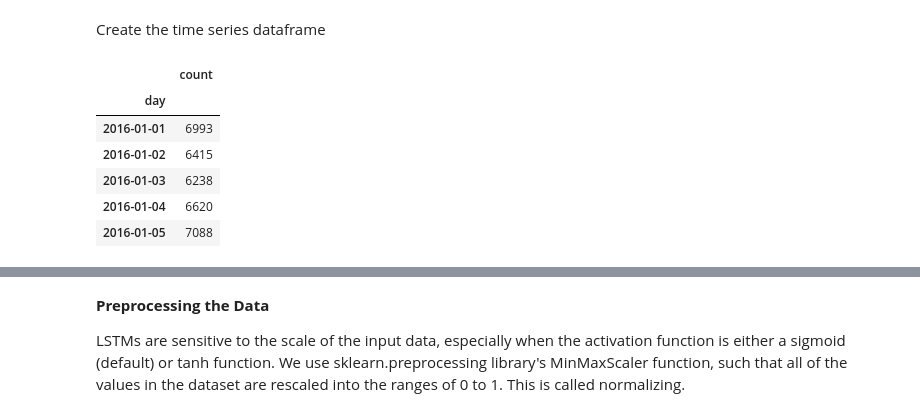
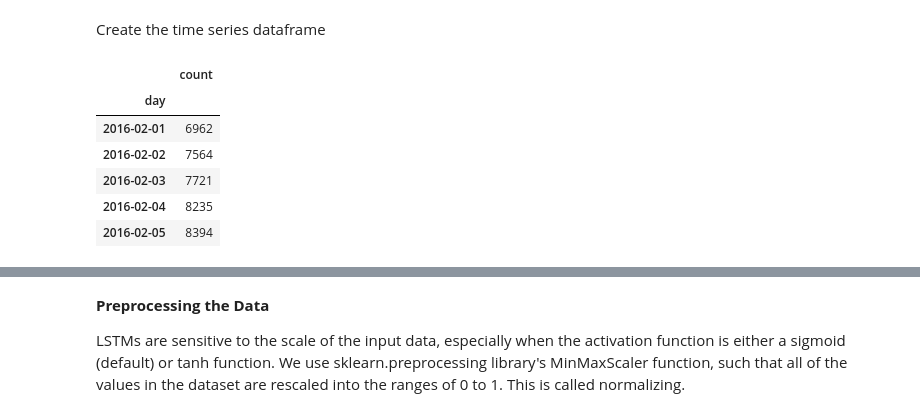
Before and after one commit to justin-hj-kim/NYCtaxi_data_science, a Jupyter notebook: models/Nueral_Network_time_series.ipynb, the cells around one changed output, grey strips where cells are left out. Cells and saved outputs as stored; diff of their text form; code cells hidden in the pictures.

```diff
--- a/models/Nueral_Network_time_series.ipynb
+++ b/models/Nueral_Network_time_series.ipynb
@@ -40,15 +40,16 @@ Create the time series dataframe
 # %%
 count =  df.groupby('date').count()['id']
 series = pd.DataFrame(({'day': count.index, 'count': count.values})).set_index('day')
+series = series[31:]
 series.head()
 # %% [output]
 |  | count |
 | day |  |
-| 2016-01-01 | 6993 |
-| 2016-01-02 | 6415 |
-| 2016-01-03 | 6238 |
-| 2016-01-04 | 6620 |
-| 2016-01-05 | 7088 |
+| 2016-02-01 | 6962 |
+| 2016-02-02 | 7564 |
+| 2016-02-03 | 7721 |
+| 2016-02-04 | 8235 |
+| 2016-02-05 | 8394 |
 # %%
 import pandas
 import math
```
Also changed, not shown: parts of 14 cells of this notebook, 1 other file.
